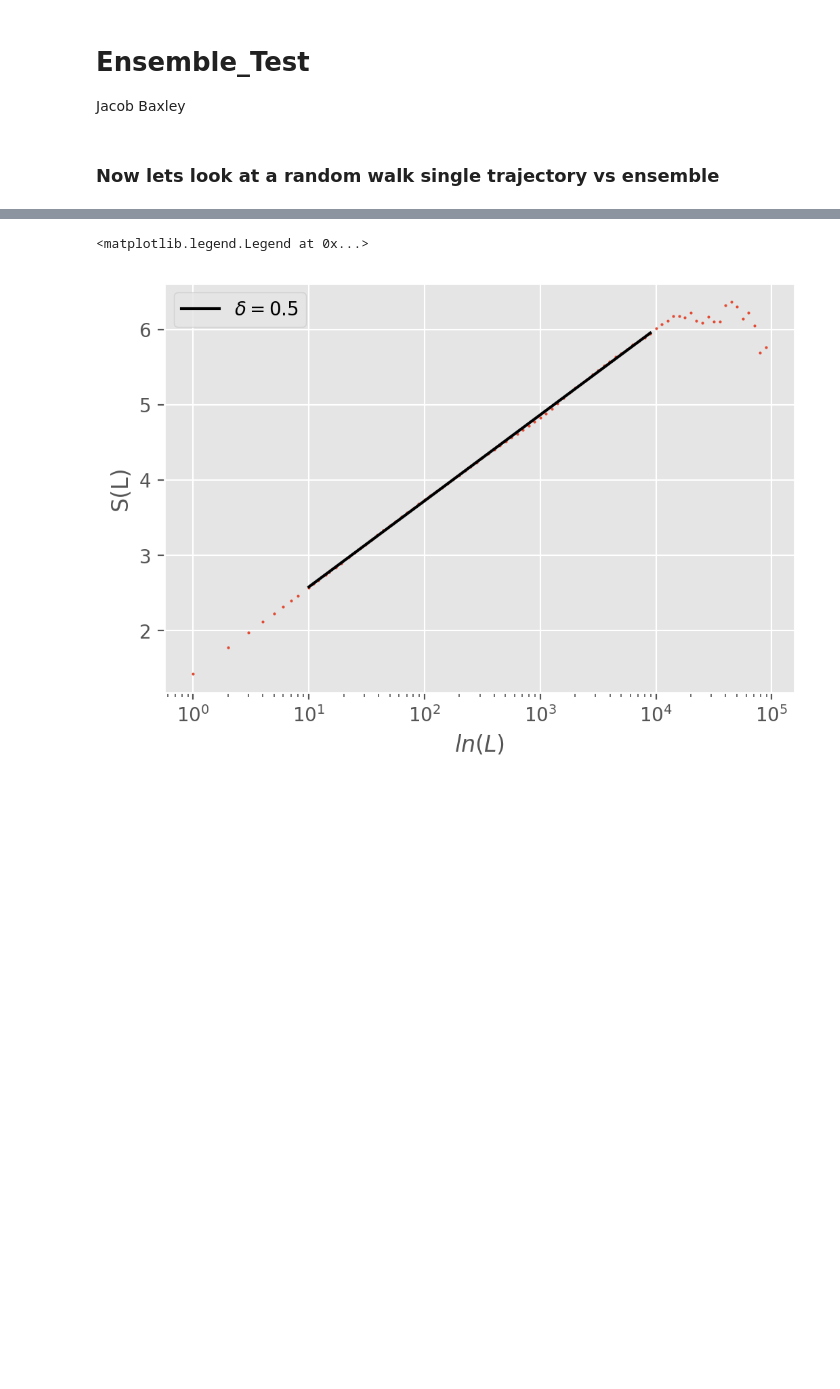
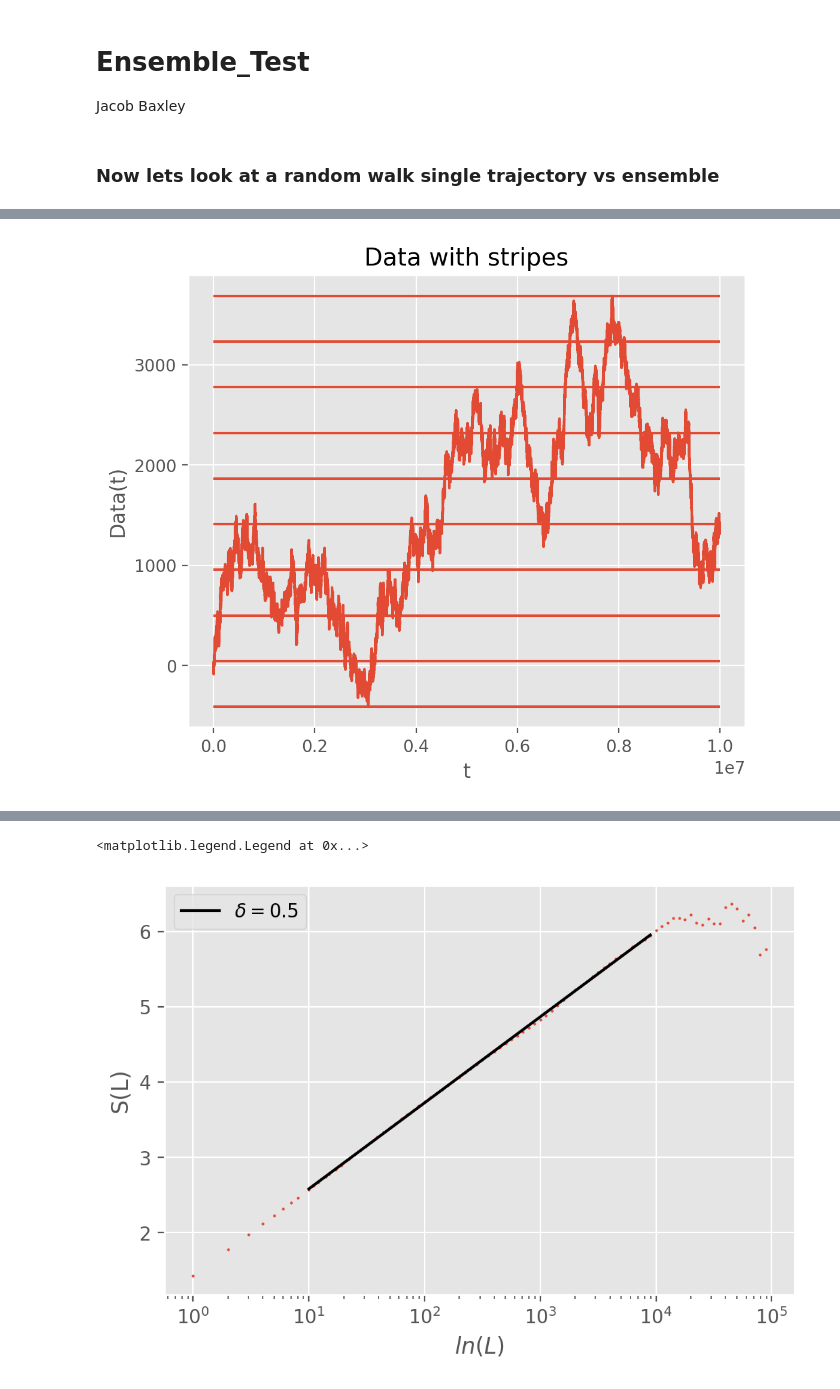
Before and after one commit to JacobBaxley/LogisticWork, a Jupyter notebook: Ensemble_Test.ipynb, the cells around one changed output, grey strips where cells are left out. Saved outputs shown, nothing was run; the diff lists cells and outputs as text; code cells hidden in the pictures; blank space fills up the shorter version.

```diff
--- a/Ensemble_Test.ipynb
+++ b/Ensemble_Test.ipynb
@@ -49,0 +92,9 @@ Text(0, 0.5, 'x')
+# %%
+data = x
+stripes = 10
+show_plot = True
+
+rounded_data = apply_stripes(data, stripes, True)
+event_array = find_events(rounded_data)
+# %% [output]
+[figure, added]
```
Also changed, not shown: parts of 42 cells of this notebook.
